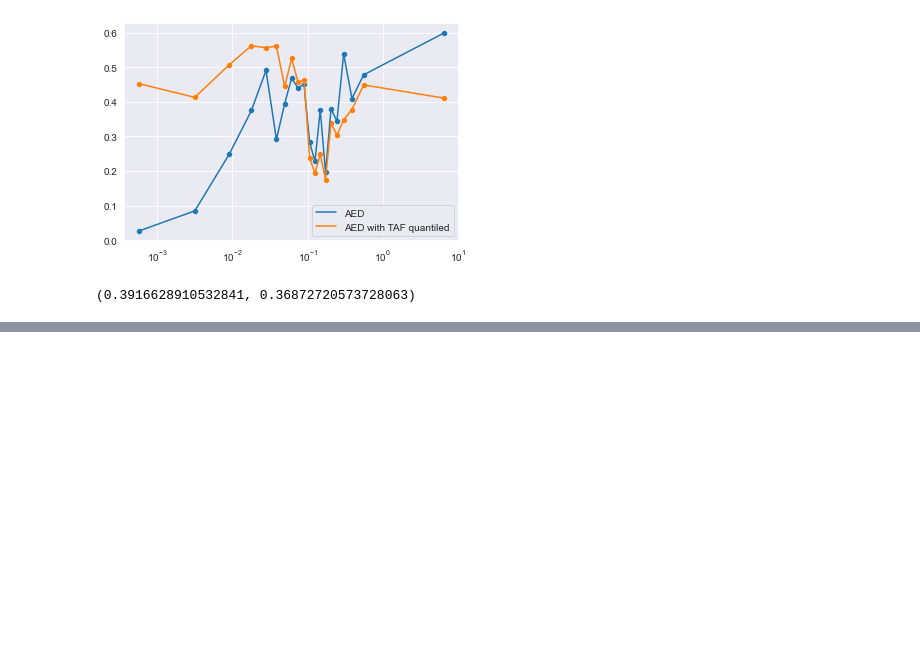
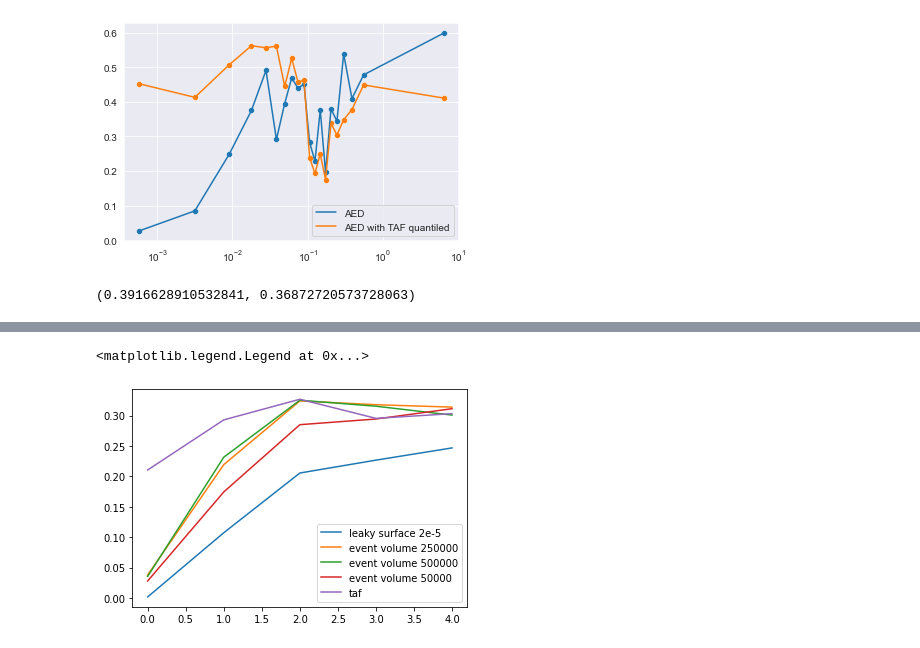
Before and after one commit to HarmoniaLeo/prophesee-automotive-dataset-toolbox, a Jupyter notebook: experiments3.ipynb, the cells around one changed output, grey strips where cells are left out. Drawn from its saved outputs; the diff is of its cells as text; code cells hidden in the pictures; blank space fills up the shorter version.

```diff
--- a/experiments3.ipynb
+++ b/experiments3.ipynb
@@ -244,0 +269,16 @@ plt.legend()
+# %%
+gen4_basic_short = np.array([0.0016973125884016972, 0.10724618593962706, 0.20551468890412114, 0.2266793277142464, 0.24679724750676593])
+gen4_basic = np.array([0.027919352070709294, 0.17433906308859617, 0.28502059161602233, 0.29435080592722945, 0.31130242666087193])
+gen4_basic_long2 = np.array([0.03545690395277341, 0.23151938513192646, 0.3252416137987631, 0.31541695371135703, 0.3007846350108883])
+gen4_basic_long = np.array([0.037788039952468544, 0.21928880691656788, 0.3240744475542117, 0.3178679987229405, 0.3139026195694645])
+taf = np.array([0.21049416989820785, 0.29291275360688007, 0.32686356510076153, 0.29542663213728654, 0.3031676099767901])
+#gen4_basic = np.array()
+plt.plot(np.arange(len(basic)),gen4_basic_short,label="leaky surface 2e-5")
+plt.plot(np.arange(len(basic_long)),gen4_basic_long,label="event volume 250000")
+plt.plot(np.arange(len(basic_long)),gen4_basic_long2,label="event volume 500000")
+plt.plot(np.arange(len(basic_long)),gen4_basic,label="event volume 50000")
+plt.plot(np.arange(len(taf)),taf,label="taf")
+plt.legend()
+# %% [output]
+<matplotlib.legend.Legend at 0x...>
+[figure, added]
```
Also changed, not shown: parts of 15 cells of this notebook, 5 other files.
